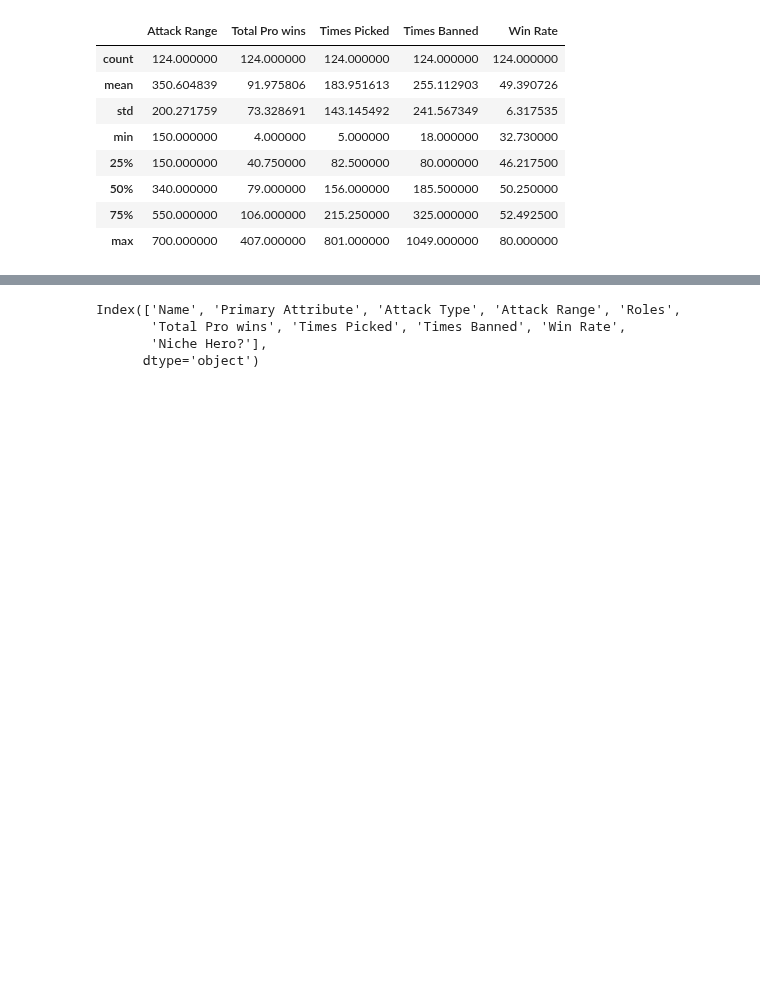
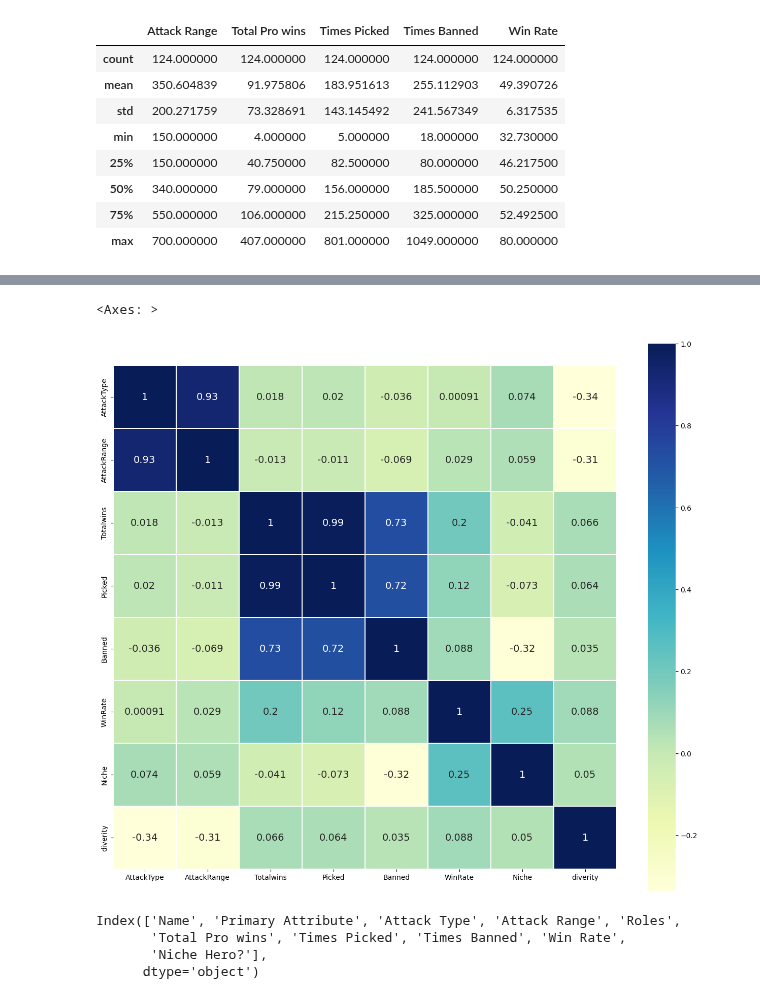
Before and after one commit to vn322/Sport-University, a Jupyter notebook: Dota_2_Competitive_Picks.ipynb, the cells around one changed output, grey strips where cells are left out. Saved outputs shown, nothing was run; the diff lists cells and outputs as text; code cells hidden in the pictures; blank space fills up the shorter version.

```diff
--- a/Dota_2_Competitive_Picks.ipynb
+++ b/Dota_2_Competitive_Picks.ipynb
@@ -122,3 +134,11 @@ df.describe()
+# %%
+plt.figure(figsize = (16,14))
+
+sns.heatmap(df.corr(),annot = True, vmax=1, square=True, cmap="YlGnBu",
+        linewidths=0.2, annot_kws={"size":14})
+# %% [output]
+<Axes: >
+[figure, added]
 # %%
 df.columns
 # %% [output]
```
Also changed, not shown: parts of 1 cell of this notebook.
